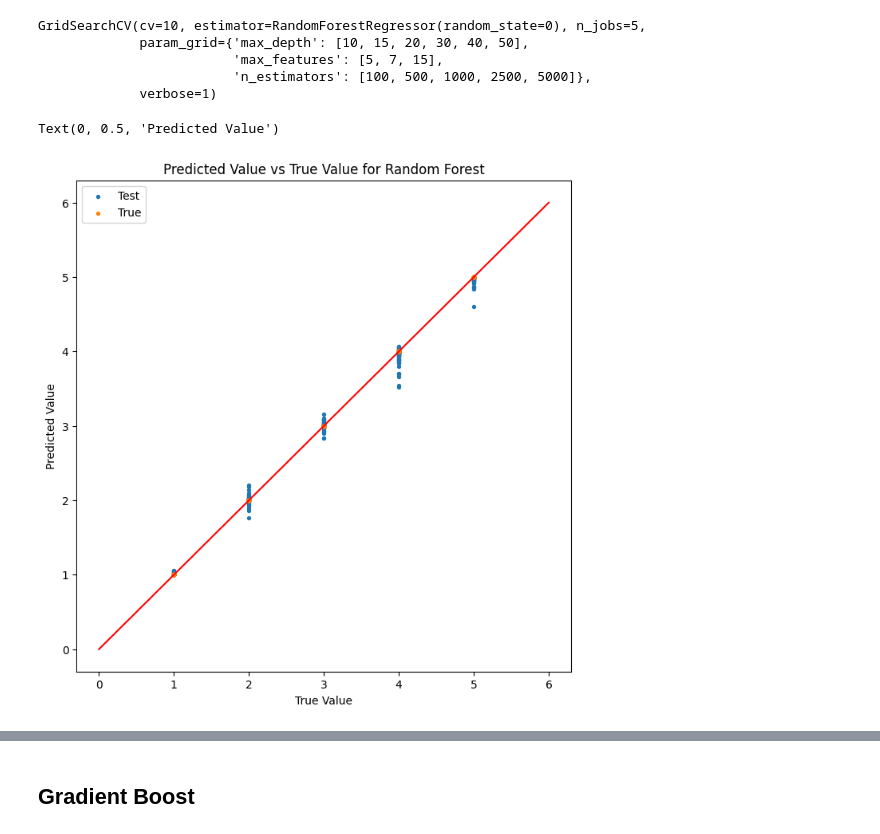
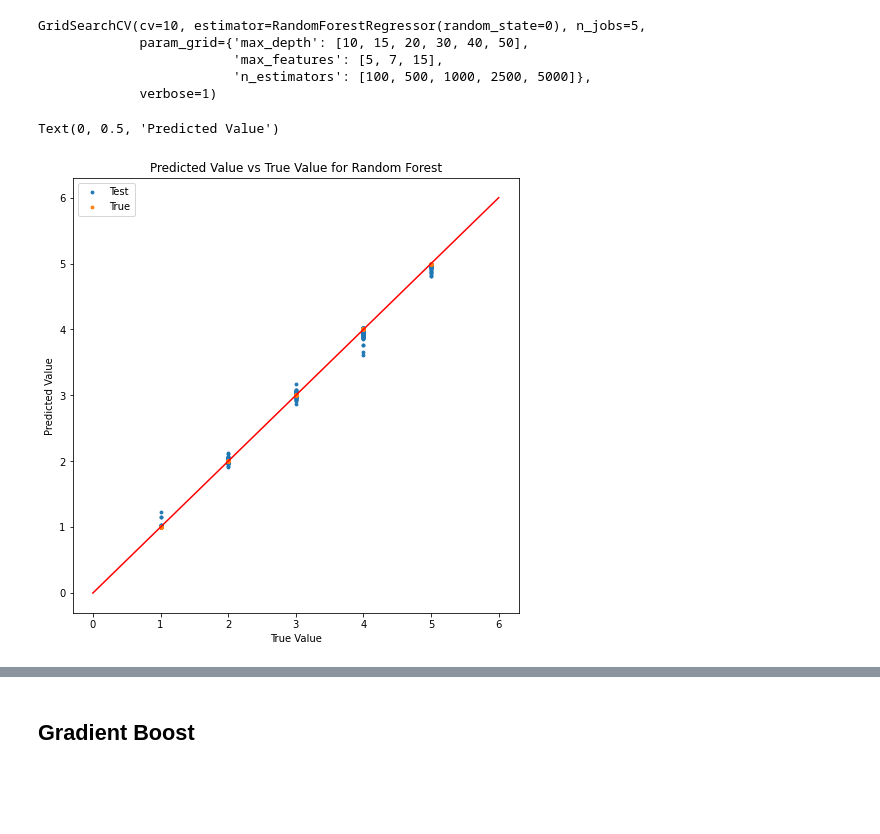
Before and after one commit to woonsupkim/BurdenofCare, a Jupyter notebook: takeda_burden.ipynb, the cells around one changed output, grey strips where cells are left out. Cells and saved outputs as stored; diff of their text form; code cells hidden in the pictures; blank space fills up the shorter version.

Commit message:
Update Random Forest and GB

```diff
--- a/takeda_burden.ipynb
+++ b/takeda_burden.ipynb
@@ -242,24 +311,21 @@ def cross_validation (df, func):
 # %%
 #Check which one produces higher R2 score and lower cv-rmse
 from sklearn.linear_model import LinearRegression
-model = LinearRegression()
-X = df_reg.drop('burden', axis = 1)
-y = df_reg['burden']
+model1 = LinearRegression()
 
-model.fit(X, y)
+model1.fit(X, y)
 
-y_hat = model.predict(X)
+y_hat1 = model1.predict(X)
 
-score = model.score(X, y)
+score = model1.score(X, y)
 
 from sklearn.metrics import mean_squared_error
-model_train_rmse = mean_squared_error(y, y_hat, squared=False)
+model1_train_rmse = mean_squared_error(y, y_hat1, squared=False)
 
-model_cv_rmse = cross_validation(df_reg, LinearRegression())
+model1_cv_rmse = cross_validation(df_reg, LinearRegression())
 
-print('train RMSE = ', model_train_rmse)
-print('5 CV RMSE = ', model_cv_rmse)
+print('train RMSE = ', model1_train_rmse)
+print('10 CV RMSE = ', model1_cv_rmse)
 print('score = ', score)
-#print(score)
 # %% [output]
 train RMSE =  0.5465707645795032
@@ -300,7 +359,7 @@ grid_para_forest = {'n_estimators': [100,500,1000,2500,5000],
 from sklearn.model_selection import GridSearchCV
 
 grid_search_forest = GridSearchCV(randomForest, grid_para_forest, cv=10, n_jobs = 5, verbose=1)
-grid_search_forest.fit(X_train, y_train)
+grid_search_forest.fit(X, y)
 # %% [output]
 Fitting 10 folds for each of 90 candidates, totalling 900 fits
 GridSearchCV(cv=10, estimator=RandomForestRegressor(random_state=0), n_jobs=5,
@@ -314,14 +370,17 @@ pred_rf = bestmodel_rf.predict(X_test)
+# %%
+model2 = grid_search_forest.best_estimator_
+yhat_2 = model2.predict(X)
 # %%
 plt.figure(figsize = (8,8))
-plt.scatter(x = y_test, y=pred_rf, s = 8, label = "Test")
-plt.scatter(x = y_train, y=bestmodel_rf.predict(X_train), s=8, label = "Train")
-plt.scatter(x = y_test, y = y_test, s = 8, label = "True")
+plt.scatter(x = y, y= yhat_2, s = 8, label = "Test")
+#plt.scatter(x = y_train, y=bestmodel_rf.predict(X_train), s=8, label = "Train")
+plt.scatter(x = y, y = y, s = 8, label = "True")
 plt.plot([0,6],[0,6], color = 'r')
 plt.legend(loc = 0)
 plt.title("Predicted Value vs True Value for Random Forest")
 plt.xlabel("True Value")
 plt.ylabel("Predicted Value")
 # %% [output]
 Text(0, 0.5, 'Predicted Value')
-[figure, old version]
+[figure, new version]
 # %%
```
Also changed, not shown: parts of 27 cells of this notebook.
